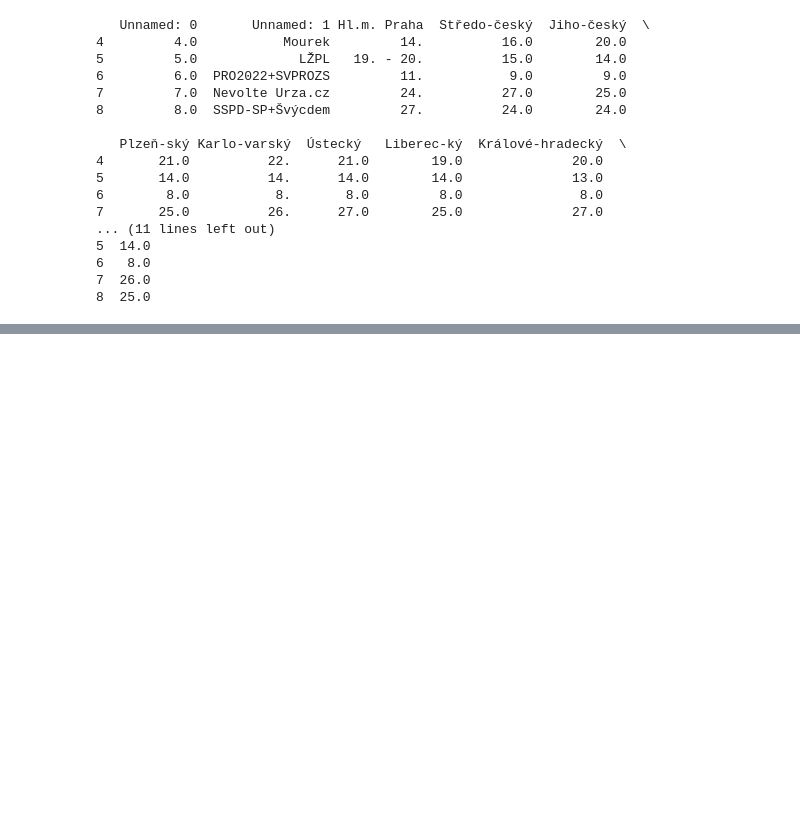
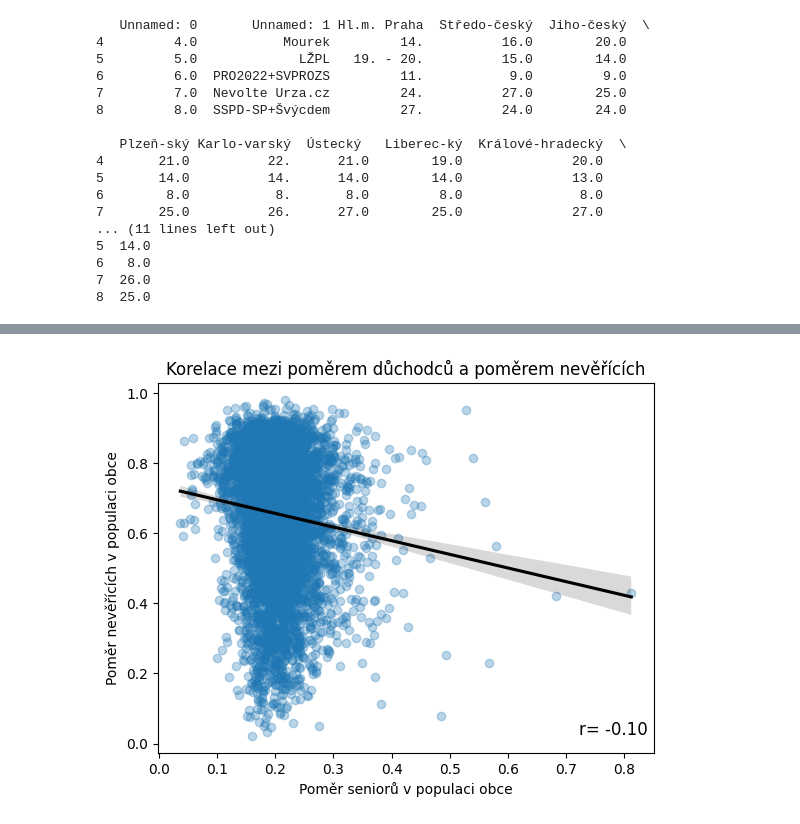
Before and after one commit to Merhern/Bakalarska_Prace, a Jupyter notebook: csu.ipynb, the cells around one changed output, grey strips where cells are left out. Saved outputs shown, nothing was run; the diff lists cells and outputs as text; code cells hidden in the pictures; blank space fills up the shorter version.

```diff
--- a/csu.ipynb
+++ b/csu.ipynb
@@ -28,0 +244,16 @@ print(data.head())
+# %%
+sns.regplot(data=vira_vek, x="Poměr_důchodců", y="Poměr_nevěřících",
+            scatter_kws={'alpha':0.3}, line_kws={"color": "black"})
+
+plt.title("Korelace mezi poměrem důchodců a poměrem nevěřících")
+plt.xlabel("Poměr seniorů v populaci obce")
+plt.ylabel("Poměr nevěřících v populaci obce")
+
+correlation = vira_vek['Poměr_důchodců'].corr(vira_vek['Poměr_nevěřících'])
+plt.text(0.85, 0.05, f'r= {correlation:.2f}',
+         transform=plt.gca().transAxes,
+         fontsize=12, color='black')
+
+plt.show()
+# %% [output]
+[figure, added]
```
Also changed, not shown: parts of 28 cells of this notebook, 12 other files.
